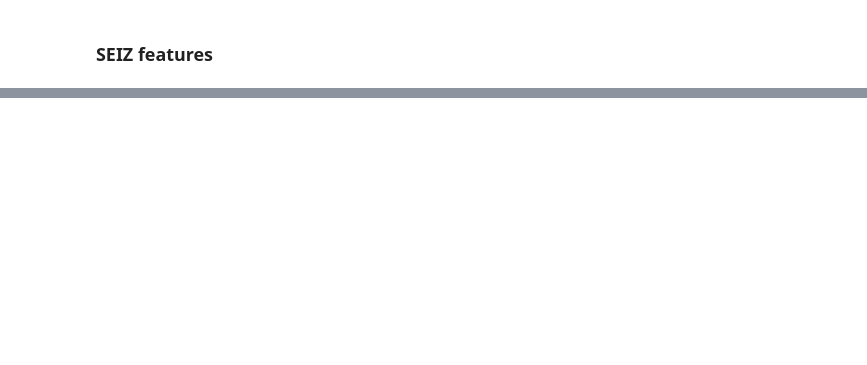
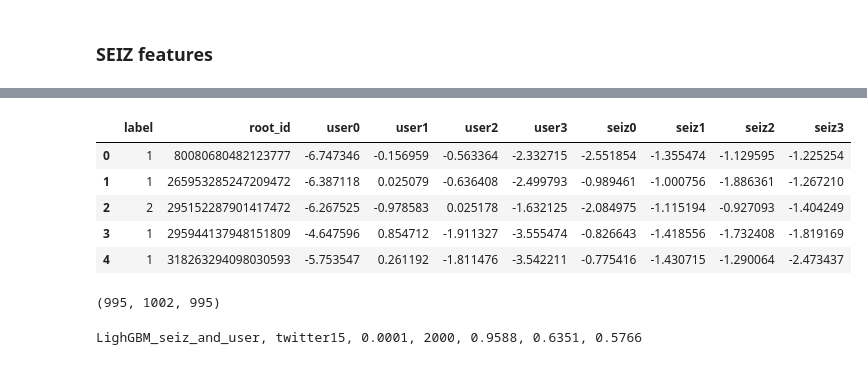
Before and after one commit to manonromain/FakeNews, a Jupyter notebook: seq_features_analysis.ipynb, the cells around one changed output, grey strips where cells are left out. Saved outputs shown, nothing was run; the diff lists cells and outputs as text; code cells hidden in the pictures; blank space fills up the shorter version.

```diff
--- a/seq_features_analysis.ipynb
+++ b/seq_features_analysis.ipynb
@@ -296,0 +402,15 @@ print(f"MLPtext, {exp_name}, 100, 64, 5e-4, 24, 3, {eval_loader(mlp, train_loade
+# %%
+dataset_seiz = lgb.Dataset(seiz_train.iloc[:, 1:].drop(columns='root_id'), label=seiz_train.label)
+dataset_seiz.construct()
+params_seiz = {
+    'objective':'multiclass',
+    'num_class':4,
+    'bagging_freq':5,
+    'feature_fraction':1.0,
+    'boosting_type':'gbdt',
+    'max_depth':5,
+    'learning_rate':0.001, # range tested is 0.001, 0.01, 0.005
+    'n_estimators':2000,# range tested is 1000, 2000
+    'verbosity':2
+    }
+gbm_model_seiz = lgb.train(params_seiz, train_set=dataset_seiz)
@@ -296,0 +423,26 @@ print(f"MLPtext, {exp_name}, 100, 64, 5e-4, 24, 3, {eval_loader(mlp, train_loade
+# %%
+def seiz_and_user_to_ensemble_dataset(model_seiz, model_user, input_data_user, input_data_seiz):
+    preds_user = pd.DataFrame(model_user.predict(input_data_user.drop(columns='root_id').iloc[:, 1:], raw_score=True))
+    preds_user.columns = ['user'+str(col) for col in preds_user.columns]
+    preds_user = preds_user.join(input_data_user.root_id)
+    preds_seiz = pd.DataFrame(model_seiz.predict(input_data_seiz.drop(columns='root_id').iloc[:, 1:], raw_score=True))
+    preds_seiz.columns = ['seiz'+str(col) for col in preds_seiz.columns]
+    preds_seiz = preds_seiz.join(input_data_seiz.root_id)
+    return input_data_user.loc[:, ['label', 'root_id']].merge(preds_user, how='inner', on='root_id').merge(preds_seiz, how='inner', on='root_id')
+# %%
+train_full = seiz_and_user_to_ensemble_dataset(gbm_model_seiz, gbm_model, df_train, seiz_train)
+val_full = seiz_and_user_to_ensemble_dataset(gbm_model_seiz, gbm_model, df_validate, seiz_val)
+test_full = seiz_and_user_to_ensemble_dataset(gbm_model_seiz, gbm_model, df_test, seiz_test)
+# %%
+train_full.head()
+# %% [output]
+|  | label | root_id | user0 | user1 | user2 | user3 | seiz0 | seiz1 | seiz2 | seiz3 |
+| 0 | 1 | 80080680482123777 | -6.747346 | -0.156959 | -0.563364 | -2.332715 | -2.551854 | -1.355474 | -1.129595 | -1.225254 |
+| 1 | 1 | 265953285247209472 | -6.387118 | 0.025079 | -0.636408 | -2.499793 | -0.989461 | -1.000756 | -1.886361 | -1.267210 |
+| 2 | 2 | 295152287901417472 | -6.267525 | -0.978583 | 0.025178 | -1.632125 | -2.084975 | -1.115194 | -0.927093 | -1.404249 |
+| 3 | 1 | 295944137948151809 | -4.647596 | 0.854712 | -1.911327 | -3.555474 | -0.826643 | -1.418556 | -1.732408 | -1.819169 |
+| 4 | 1 | 318263294098030593 | -5.753547 | 0.261192 | -1.811476 | -3.542211 | -0.775416 | -1.430715 | -1.290064 | -2.473437 |
+# %%
+len(train_full), len(df_train), len(seiz_train)
+# %% [output]
+(995, 1002, 995)
@@ -296,0 +464,4 @@ print(f"MLPtext, {exp_name}, 100, 64, 5e-4, 24, 3, {eval_loader(mlp, train_loade
+# %%
+print(f"LighGBM_seiz_and_user, {exp_name}, {params_full['learning_rate']}, {params_full['n_estimators']}, {return_accuracy(train_full, gbm_model_full):.4f}, {return_accuracy(val_full, gbm_model_full):.4f}, {return_accuracy(test_full, gbm_model_full):.4f}")
+# %% [output]
+LighGBM_seiz_and_user, twitter15, 0.0001, 2000, 0.9588, 0.6351, 0.5766
```
Also changed, not shown: parts of 45 cells of this notebook, 1 other file.
